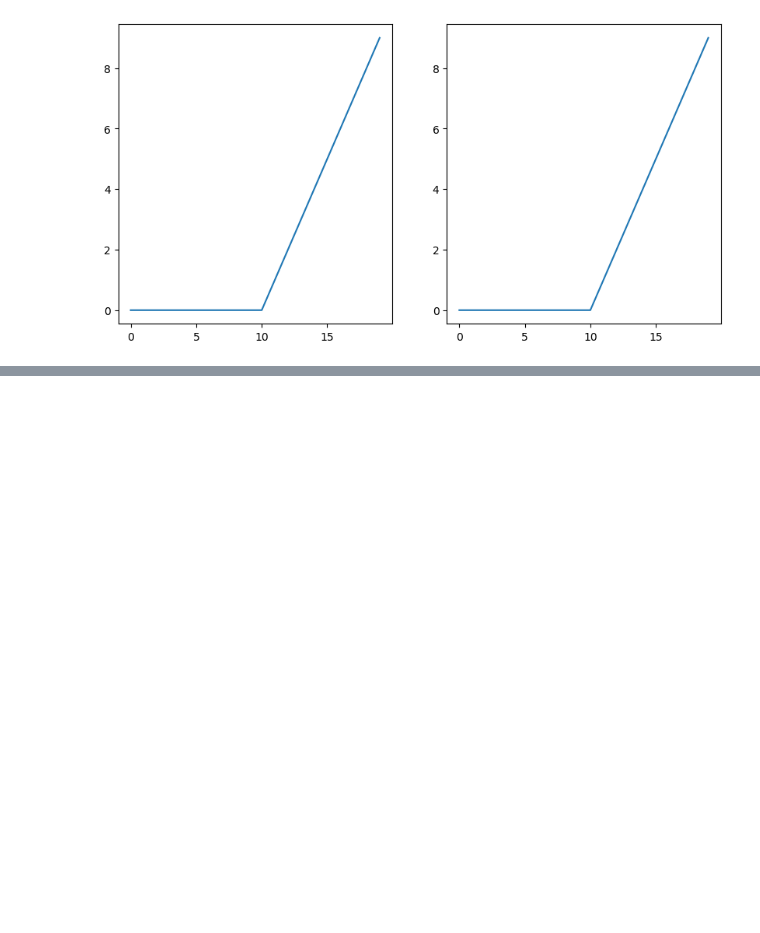
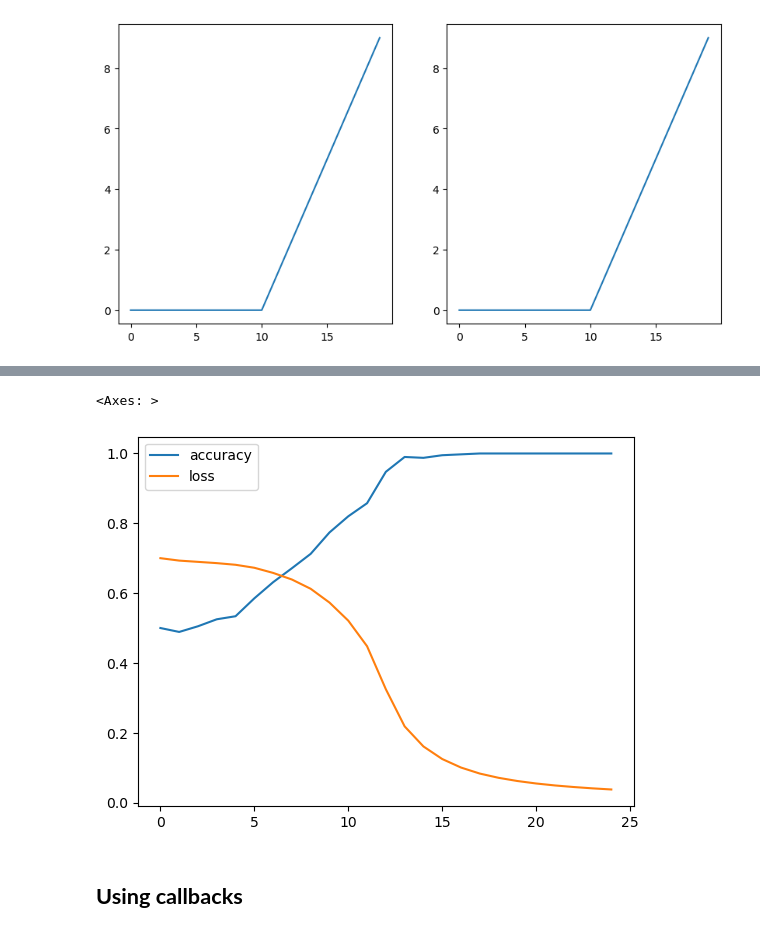
Before and after one commit to alchemistbg/udemy-tensorflow-developer-certificate-bootcamp, a Jupyter notebook: Section-04/Classification_with_tensorflow.ipynb, the cells around one changed output, grey strips where cells are left out. Saved outputs shown, nothing was run; the diff lists cells and outputs as text; code cells hidden in the pictures; blank space fills up the shorter version.

```diff
--- a/Section-04/Classification_with_tensorflow.ipynb
+++ b/Section-04/Classification_with_tensorflow.ipynb
@@ -635,0 +707,2 @@ ax[1].plot(A_relu_tf);
+# %%
+history_8_df = pd.DataFrame(history_8.history)
@@ -635,0 +729,7 @@ ax[1].plot(A_relu_tf);
+# %%
+history_8_df.plot()
+# %% [output]
+<Axes: >
+[figure, added]
+# %% [markdown]
+## **Using callbacks**
```
Also changed, not shown: parts of 31 cells of this notebook.
